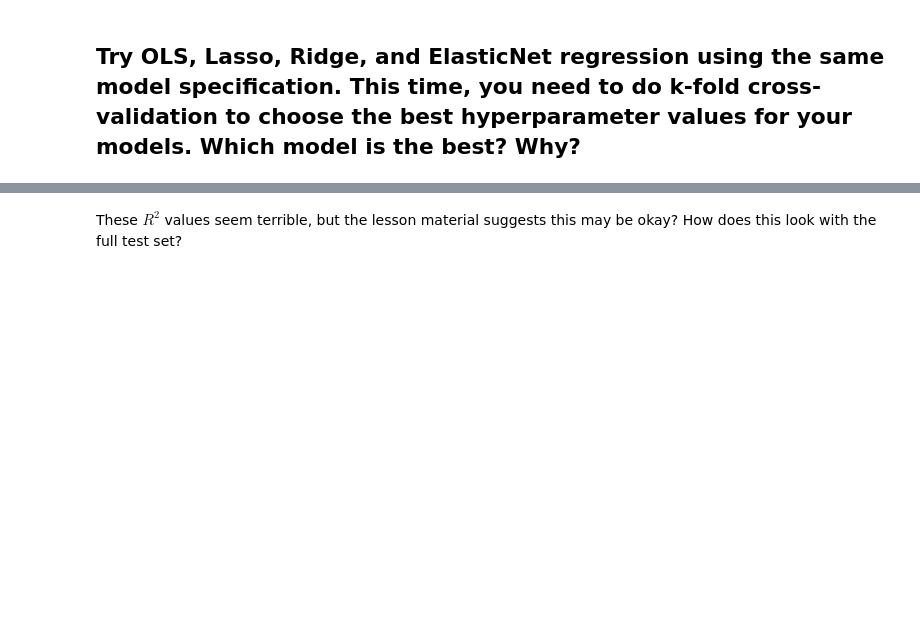
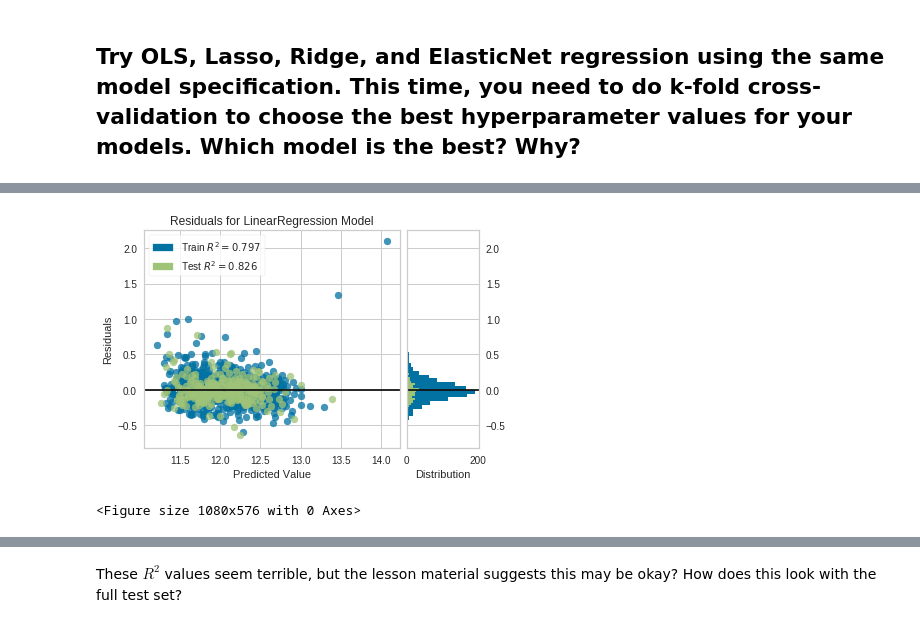
Before and after one commit to iamjeremybe/thinkful_data_science, a Jupyter notebook: Thinkful - Overfitting and regularization - house prices.ipynb, the cells around one changed output, grey strips where cells are left out. Drawn from its saved outputs; the diff is of its cells as text; code cells hidden in the pictures; blank space fills up the shorter version.

```diff
--- a/Thinkful - Overfitting and regularization - house prices.ipynb
+++ b/Thinkful - Overfitting and regularization - house prices.ipynb
@@ -302,2 +316,17 @@ Cross-validation array using 10 folds. Ideally, the values in this array are clo
 [0.81957809 0.85012414 0.8519278  0.75116459 0.82530735 0.82102813
  0.81022536 0.80425533 0.50565253 0.8504114 ]
+# %%
+linear = LinearRegression()
+linear.fit(X_train, y_train)
+
+# We are making predictions here
+y_preds_train = linear.predict(X_train)
+y_preds_test = linear.predict(X_test)
+
+print("R-squared of the model on the training set is: {}".format(linear.score(X_train, y_train)))
+print("-----Test set statistics-----")
+print("R-squared of the model on the test set is: {}".format(linear.score(X_test, y_test)))
+print("Mean absolute error of the prediction is: {}".format(mean_absolute_error(y_test, y_preds_test)))
+print("Mean squared error of the prediction is: {}".format(mse(y_test, y_preds_test)))
+print("Root mean squared error of the prediction is: {}".format(rmse(y_test, y_preds_test)))
+print("Mean absolute percentage error of the prediction is: {}".format(np.mean(np.abs((y_test - y_preds_test) / y_test)) * 100))
@@ -344,0 +388,10 @@ X = small_house_interest_df[vars_of_interest]
+# %%
+# We add constant to the model as it's a best practice
+# to do so every time!
+X_train = sm.add_constant(X_train)
+
+# We fit an OLS model using statsmodels
+results = sm.OLS(y_train, X_train).fit()
+
+# We print the summary results
+results.summary()
@@ -357,0 +443,12 @@ I started with `alpha=10**1` and kept increasing the exponent, until the folds r
+# %%
+# Instantiate the linear model and visualizer
+my_lr = LinearRegression()
+visualizer = ResidualsPlot(my_lr)
+
+fig=plt.figure(figsize=(15,8))
+visualizer.fit(X_train, y_train)
+visualizer.score(X_test, y_test)
+visualizer.poof()
+# %% [output]
+[figure, added]
+<Figure size 1080x576 with 0 Axes>
```
Also changed, not shown: parts of 50 cells of this notebook.
